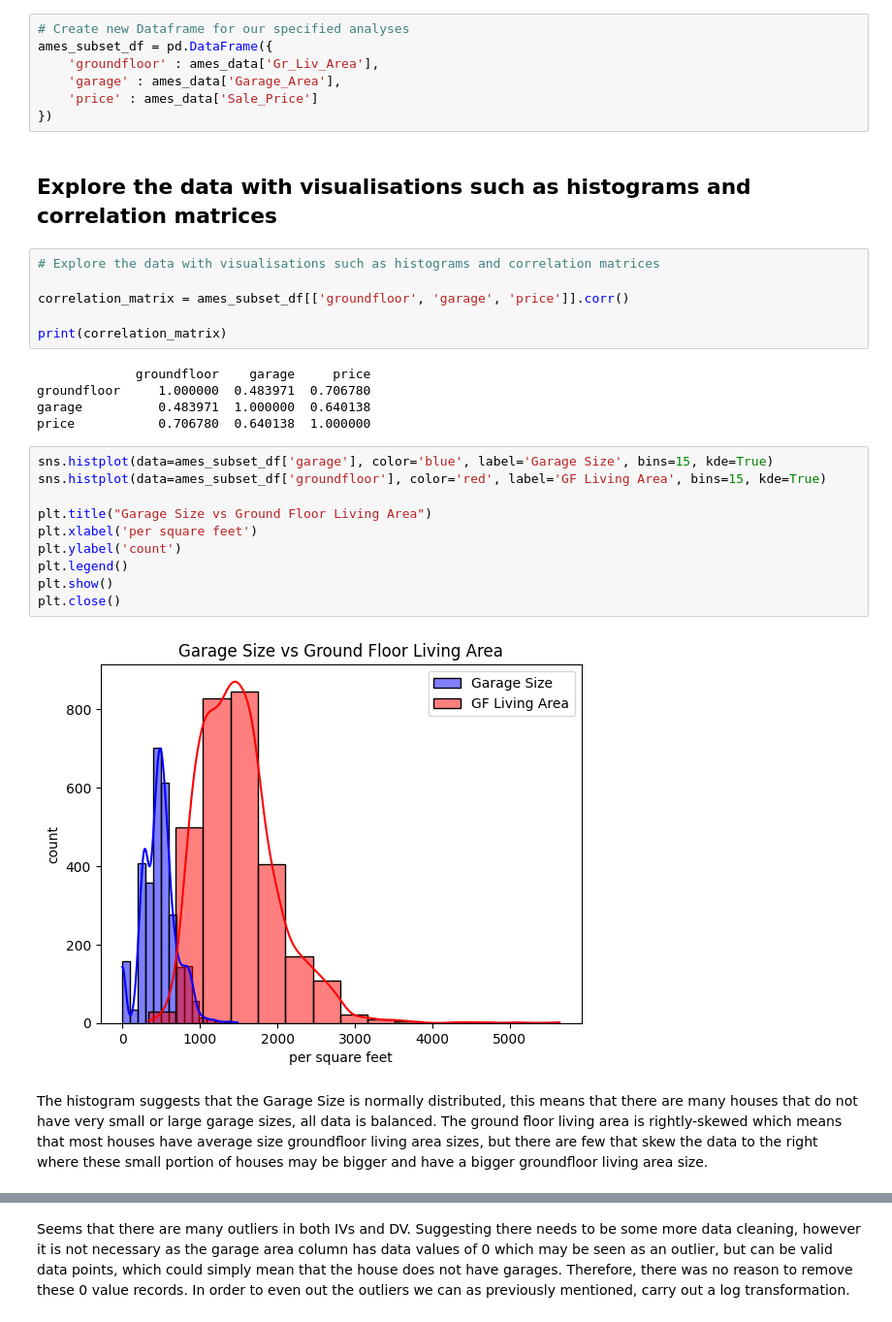
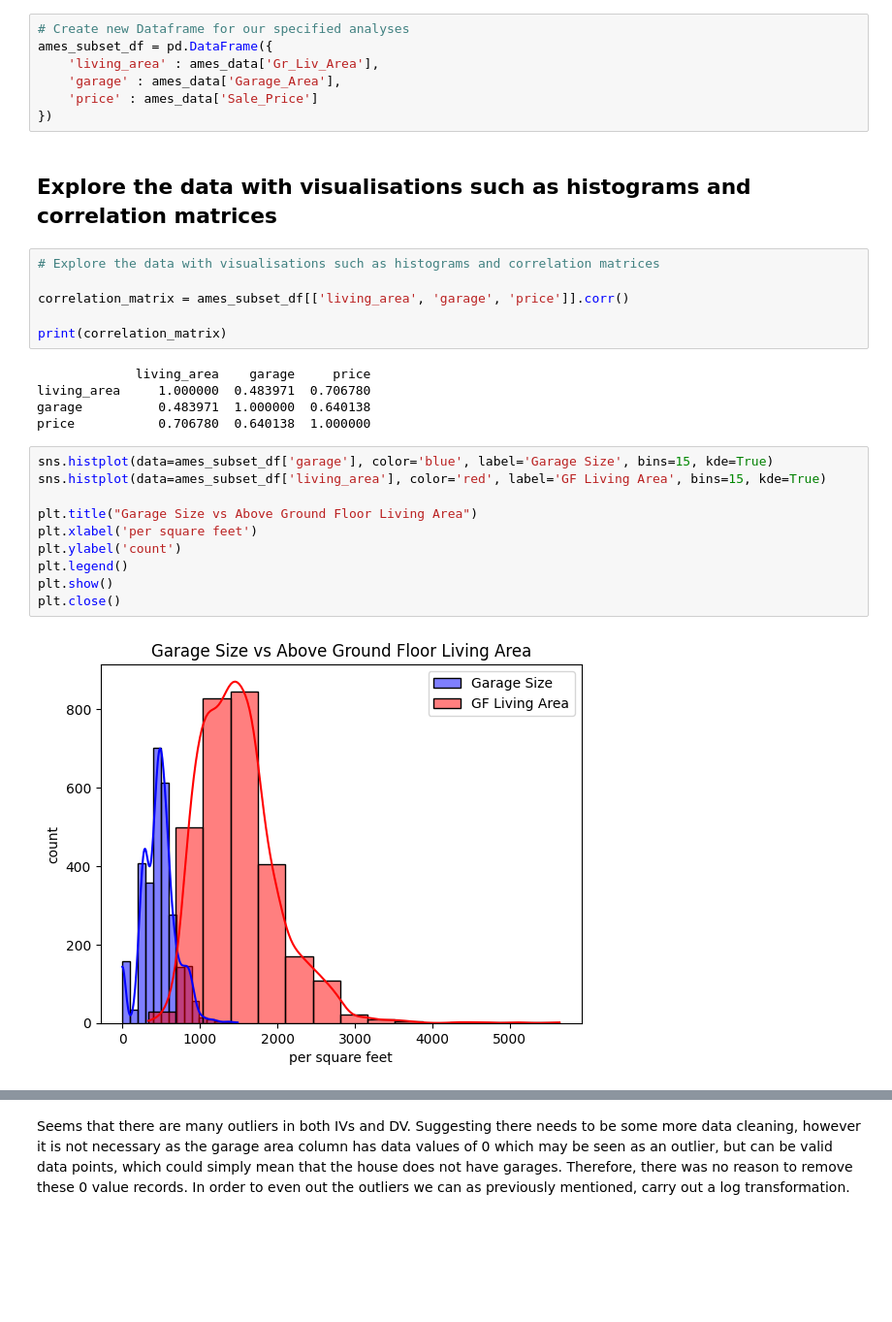
Before and after one commit to MarlonMangoba/House-Prediction-Model, a Jupyter notebook: Linear_Regression_Ames.ipynb, the cells around one changed output, grey strips where cells are left out. Shown at 97% size. Saved outputs shown, nothing was run; the diff lists cells and outputs as text; blank space fills up the shorter version.

```diff
--- a/Linear_Regression_Ames.ipynb
+++ b/Linear_Regression_Ames.ipynb
@@ -105,7 +105,7 @@ Now we rename our columns for easier calling within the code. Since we are only
 # %%
 # Create new Dataframe for our specified analyses
 ames_subset_df = pd.DataFrame({
-    'groundfloor' : ames_data['Gr_Liv_Area'],
+    'living_area' : ames_data['Gr_Liv_Area'],
     'garage' : ames_data['Garage_Area'],
     'price' : ames_data['Sale_Price']
 })
@@ -114,25 +114,23 @@ ames_subset_df = pd.DataFrame({
 # %%
 # Explore the data with visualisations such as histograms and correlation matrices
 
-correlation_matrix = ames_subset_df[['groundfloor', 'garage', 'price']].corr()
+correlation_matrix = ames_subset_df[['living_area', 'garage', 'price']].corr()
 
 print(correlation_matrix)
 # %% [output]
-             groundfloor    garage     price
-groundfloor     1.000000  0.483971  0.706780
+             living_area    garage     price
+living_area     1.000000  0.483971  0.706780
 garage          0.483971  1.000000  0.640138
 price           0.706780  0.640138  1.000000
 # %%
 sns.histplot(data=ames_subset_df['garage'], color='blue', label='Garage Size', bins=15, kde=True)
-sns.histplot(data=ames_subset_df['groundfloor'], color='red', label='GF Living Area', bins=15, kde=True)
+sns.histplot(data=ames_subset_df['living_area'], color='red', label='GF Living Area', bins=15, kde=True)
 
-plt.title("Garage Size vs Ground Floor Living Area")
+plt.title("Garage Size vs Above Ground Floor Living Area")
 plt.xlabel('per square feet')
 plt.ylabel('count')
 plt.legend()
 plt.show()
 plt.close()
 # %% [output]
-[figure, old version]
+[figure, new version]
-# %% [markdown]
-The histogram suggests that the Garage Size is normally distributed, this means that there are many houses that do not have very small or large garage sizes, all data is balanced. The ground floor living area is rightly-skewed which means that most houses have average size groundfloor living area sizes, but there are few that skew the data to the right where these small portion of houses may be bigger and have a bigger groundfloor living area size.
```
Also changed, not shown: parts of 23 cells of this notebook.
